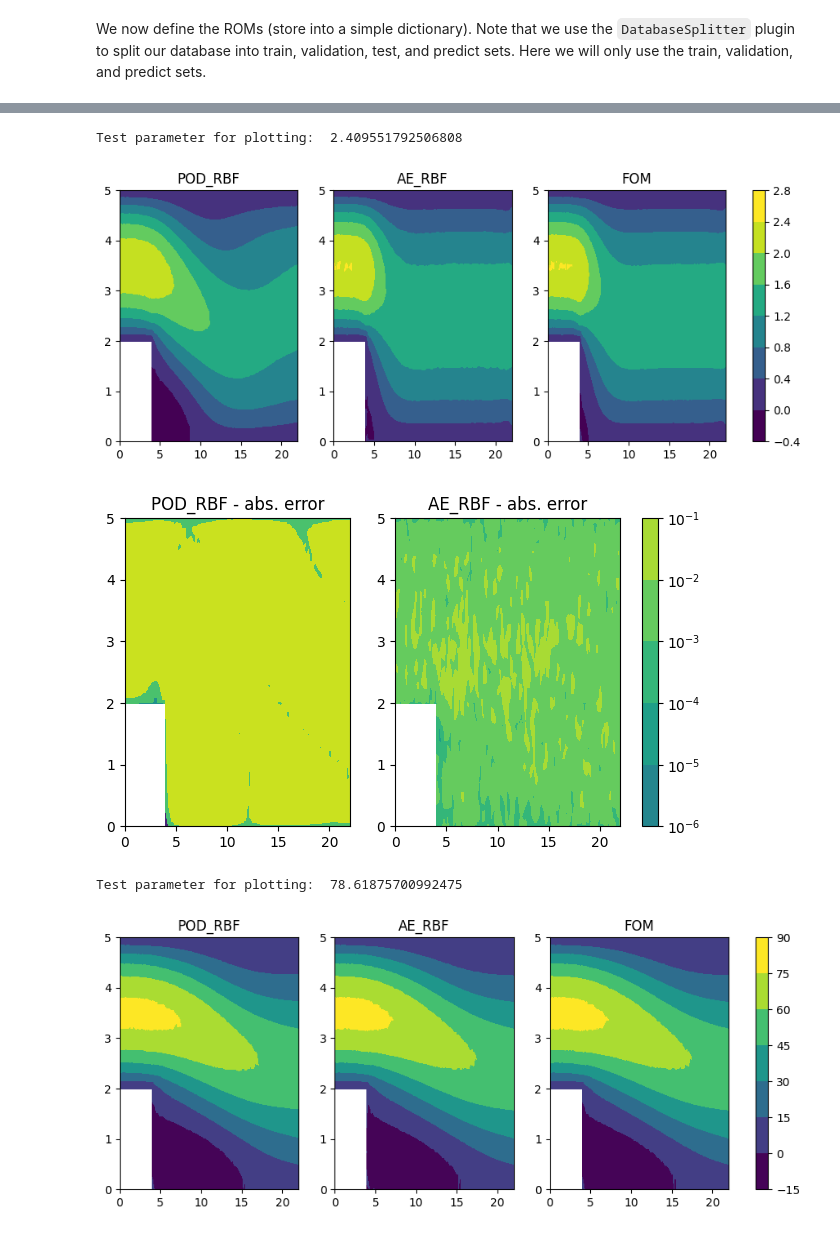
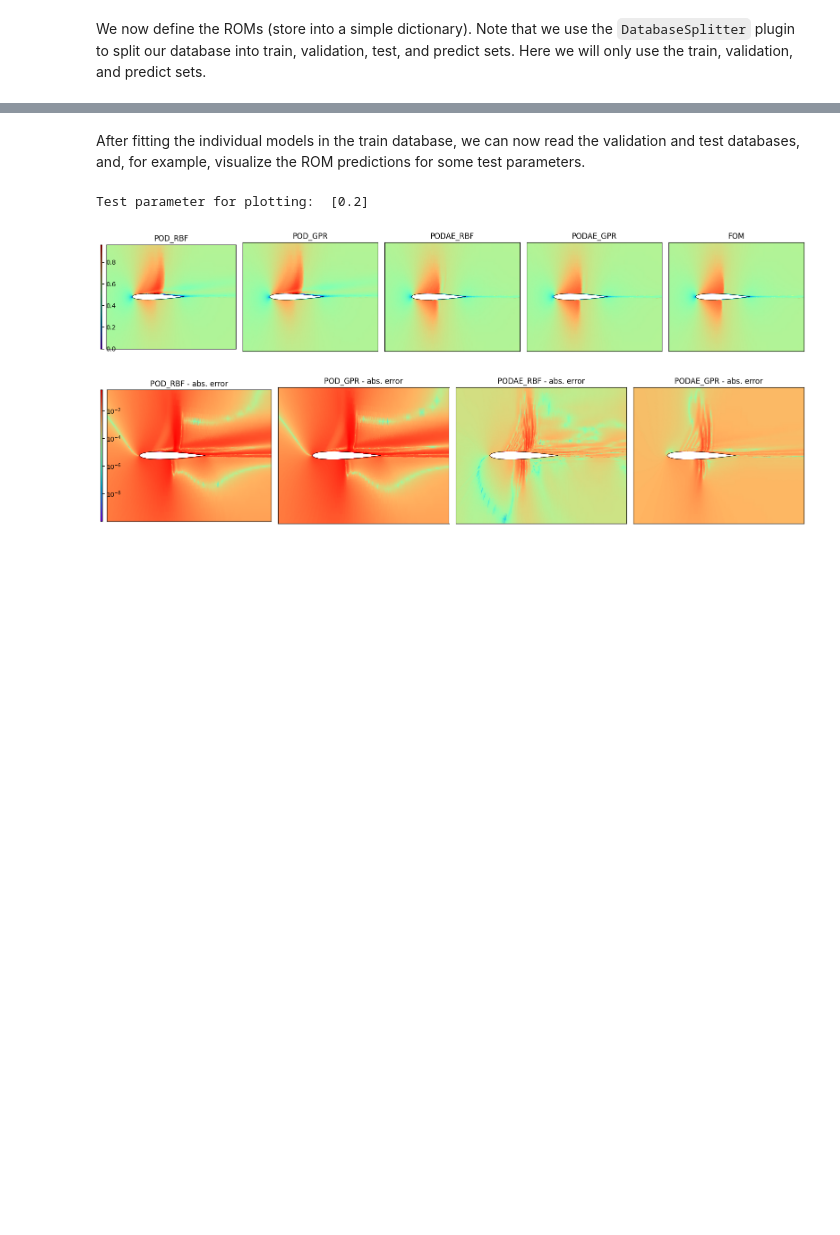
Before and after one commit to mathLab/EZyRB, a Jupyter notebook: tutorials/tutorial-4.ipynb, the cells around one changed output, grey strips where cells are left out. Drawn from its saved outputs; the diff is of its cells as text; code cells hidden in the pictures; blank space fills up the shorter version.

Commit message:
more challenging test case for tutorial 4

```diff
--- a/tutorials/tutorial-4.ipynb
+++ b/tutorials/tutorial-4.ipynb
@@ -243,15 +302,18 @@ Then, we can create the database and initialize the reduction and approximation
 # %%
 # Create the database
-db_all = Database(data.params, data.snapshots[field], coords)
+db_all = Database(params, snaps, coords)
 
 # Define some reduction and approximation methods to test
-rank = 2
+rank = 3
+pod_for_podae = POD('svd', rank=80)
+ae_for_podae = AE([30, 10, rank], [rank, 10, 30], nn.Softplus(), nn.Softplus(), 50000, lr=1e-3, frequency_print=2000)
 reduction_methods = {
     'POD': POD('svd', rank=rank),
-    'AE': AE([100, 10, rank], [rank, 10, 100], nn.Softplus(), nn.Softplus(), 15000, lr=3e-4, frequency_print=500)
+    'PODAE': PODAE(pod_for_podae, ae_for_podae)
 }
 approximation_methods = {
-    'RBF': RBF()
+    'RBF': RBF(),
+    'GPR': GPR()
 }
 # %% [markdown]
 We now define the ROMs (store into a simple dictionary). Note that we use the `DatabaseSplitter` plugin to split our database into train, validation, test, and predict sets. Here we will only use the train, validation, and predict sets.
@@ -297,4 +358,6 @@ multirom_noagg.fit()
 <ezyrb.reducedordermodel.MultiReducedOrderModel at 0x...>
+# %% [markdown]
+After fitting the individual models in the train database, we can now read the validation and test databases, and, for example, visualize the ROM predictions for some test parameters.
 # %%
 # Get the dictionary of ROMs
 roms_dict = multirom_noagg.roms
@@ -305,26 +368,19 @@ db_validation = rom_one.validation_full_database
 db_test = rom_one.predict_full_database
 # %%
 # Visualize the results of each ROM in the multiROM without aggregation on
-# some new parameters
-ind_min, ind_max = np.argmin(db_test.parameters_matrix), np.argmax(db_test.parameters_matrix)
-inds = [ind_min, ind_max]
-
-new_params = [np.min(db_test.parameters_matrix), np.max(db_test.parameters_matrix)]
-new_snaps = [db_test.snapshots_matrix[ind_min], db_test.snapshots_matrix[ind_max]]
-
-for j, p in enumerate(new_params):
-    print("Test parameter for plotting: ", p)
-    fields = []
-    roms_pred = [rom.predict([p]).flatten() for rom in roms_dict.values()]
-    roms_pred.append(new_snaps[j])
-    errs = [np.abs(r - new_snaps[j])+1e-10 for r in roms_pred[:-1]]
-    labels = [f'{key}' for key in roms_dict.keys()]
-    labels.append("FOM")
-    plot_fields(roms_pred, data.triang, labels=labels)
-    plot_fields(errs, data.triang, labels=[f"{l} - abs. error" for l in labels], log_cmap=True)
+# a new parameter
+j = 0 # we choose an index to plot the solution and the weights
+p = db_test.parameters_matrix[j]
+print("Test parameter for plotting: ", p)
+fields = []
+roms_pred = [rom.predict([p]).flatten() for rom in roms_dict.values()]
+roms_pred.append(db_test.snapshots_matrix[j])
+errs = [np.abs(r - db_test.snapshots_matrix[j])+1e-10 for r in roms_pred[:-1]]
+labels = [f'{key}' for key in roms_dict.keys()]
+labels.append("FOM")
+plot_multiple_internal(data, roms_pred, labels, different_cbar=False)
+plot_multiple_internal(data, errs, [f"{l} - abs. error" for l in labels], logscale=True, different_cbar=False)
 # %% [output]
-Test parameter for plotting:  2.409551792506808
+Test parameter for plotting:  [0.2]
-[figure, old version]
+[figure, new version]
-[figure, old version]
+[figure, new version]
-Test parameter for plotting:  78.61875700992475
-[figure, removed]
```
Also changed, not shown: parts of 28 cells of this notebook, 1 other file.
